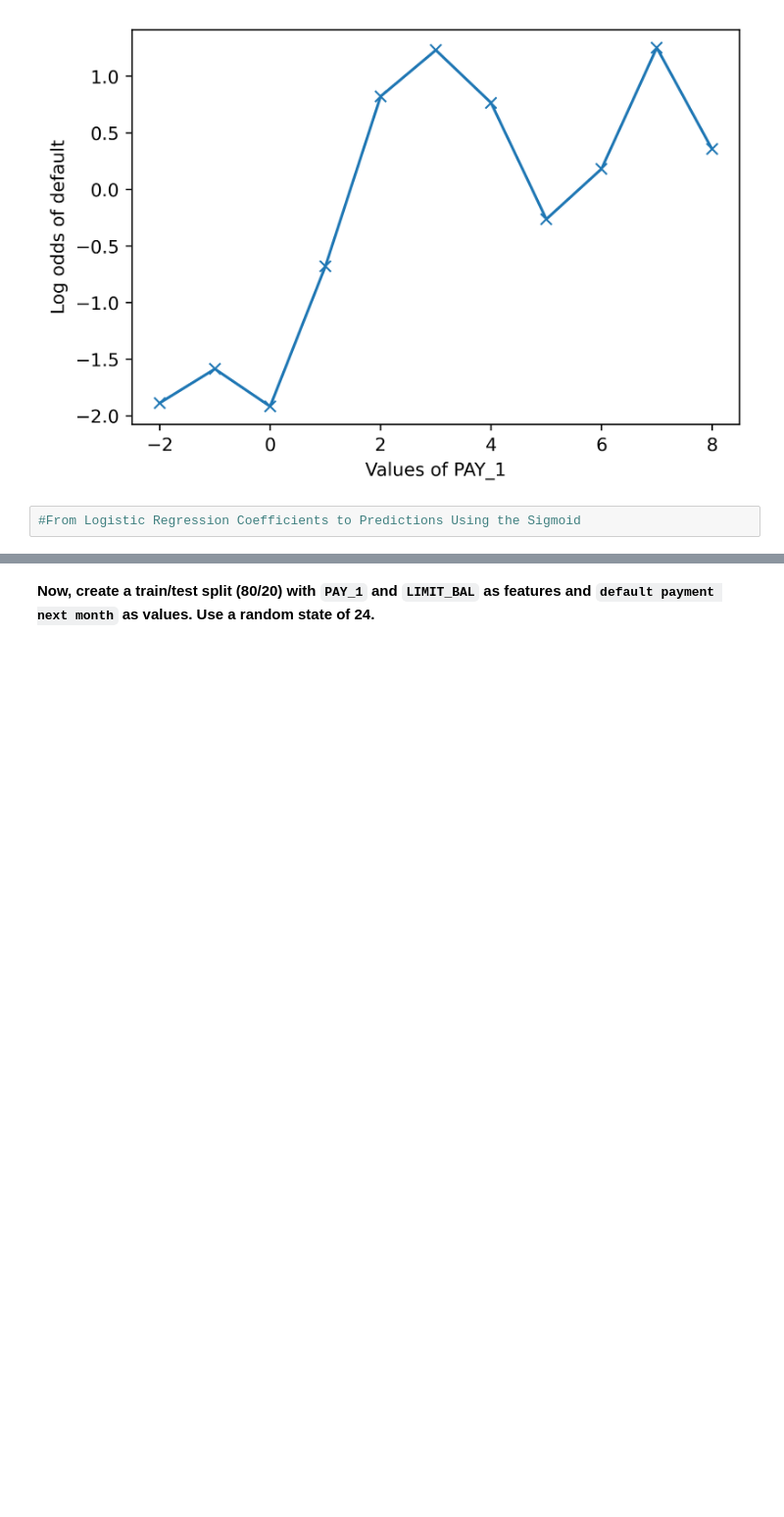
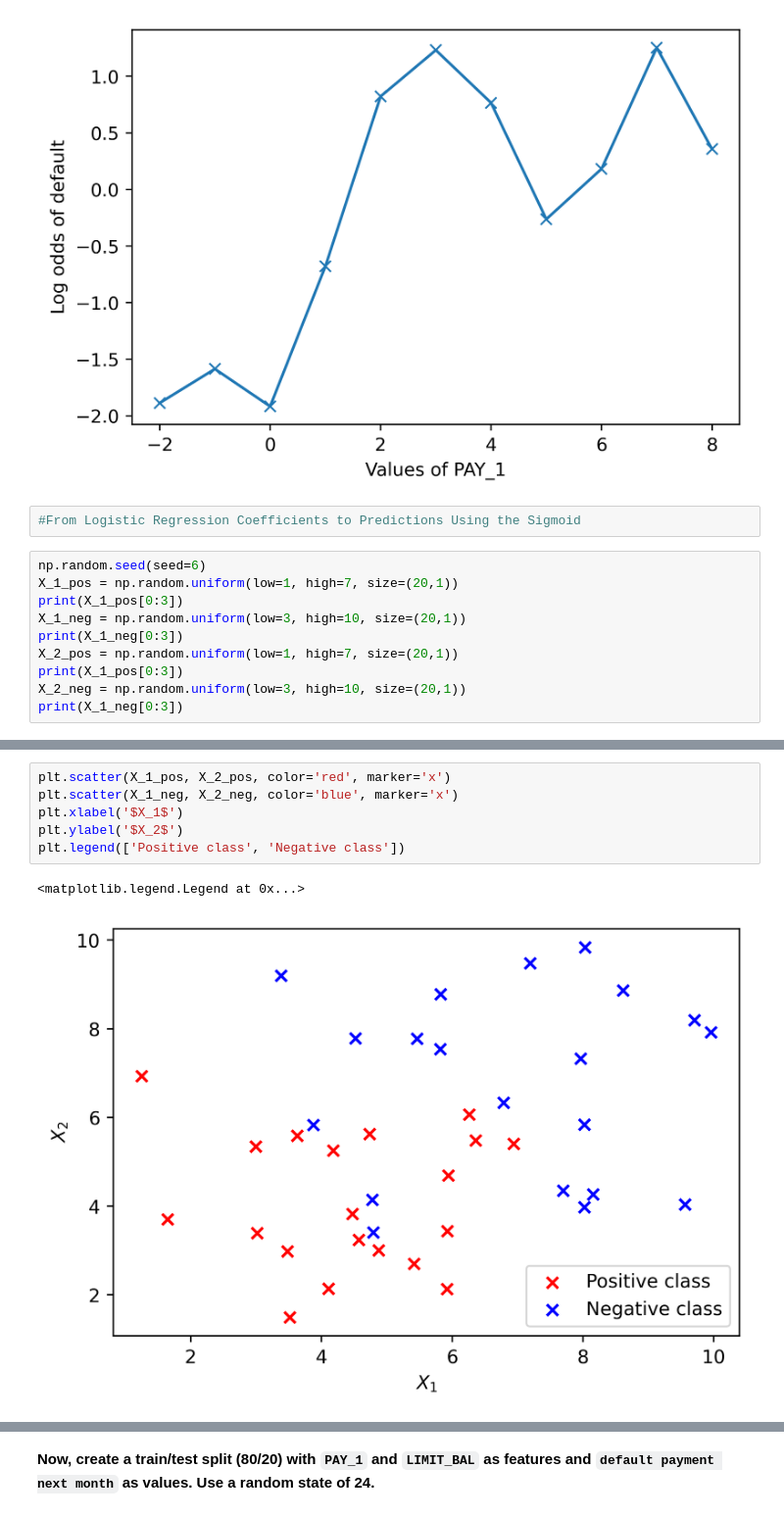
Before and after one commit to anmolpant/Technocolabs-ML-Internship, a Jupyter notebook: Mini Tasks/Mini Task 2/Fitting_a_Logistic_Regression_Model/Fitting_a_Logistic_Regression_Model.ipynb, the cells around one changed output, grey strips where cells are left out. Shown at 98% size. Saved outputs shown, nothing was run; the diff lists cells and outputs as text; blank space fills up the shorter version.

```diff
--- a/Mini Tasks/Mini Task 2/Fitting_a_Logistic_Regression_Model/Fitting_a_Logistic_Regression_Model.ipynb
+++ b/Mini Tasks/Mini Task 2/Fitting_a_Logistic_Regression_Model/Fitting_a_Logistic_Regression_Model.ipynb
@@ -278,3 +278,13 @@ Text(0.5, 0, 'Values of PAY_1')
 [figure]
 # %%
 #From Logistic Regression Coefficients to Predictions Using the Sigmoid
+# %%
+np.random.seed(seed=6)
+X_1_pos = np.random.uniform(low=1, high=7, size=(20,1))
+print(X_1_pos[0:3])
+X_1_neg = np.random.uniform(low=3, high=10, size=(20,1))
+print(X_1_neg[0:3])
+X_2_pos = np.random.uniform(low=1, high=7, size=(20,1))
+print(X_1_pos[0:3])
+X_2_neg = np.random.uniform(low=3, high=10, size=(20,1))
+print(X_1_neg[0:3])
@@ -280,0 +304,9 @@ Text(0.5, 0, 'Values of PAY_1')
+# %%
+plt.scatter(X_1_pos, X_2_pos, color='red', marker='x')
+plt.scatter(X_1_neg, X_2_neg, color='blue', marker='x')
+plt.xlabel('$X_1$')
+plt.ylabel('$X_2$')
+plt.legend(['Positive class', 'Negative class'])
+# %% [output]
+<matplotlib.legend.Legend at 0x...>
+[figure, added]
```
Also changed, not shown: parts of 12 cells of this notebook.
